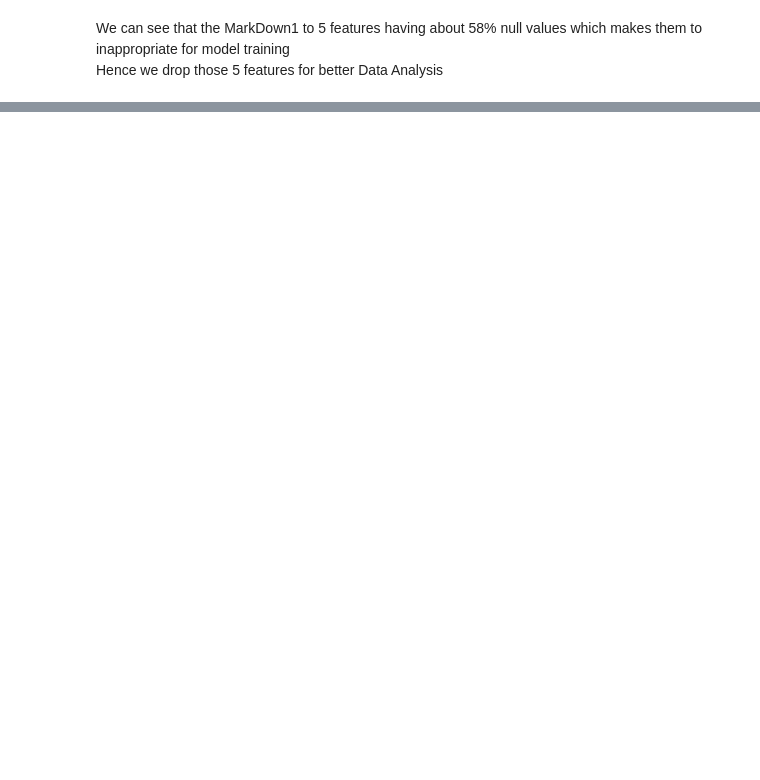
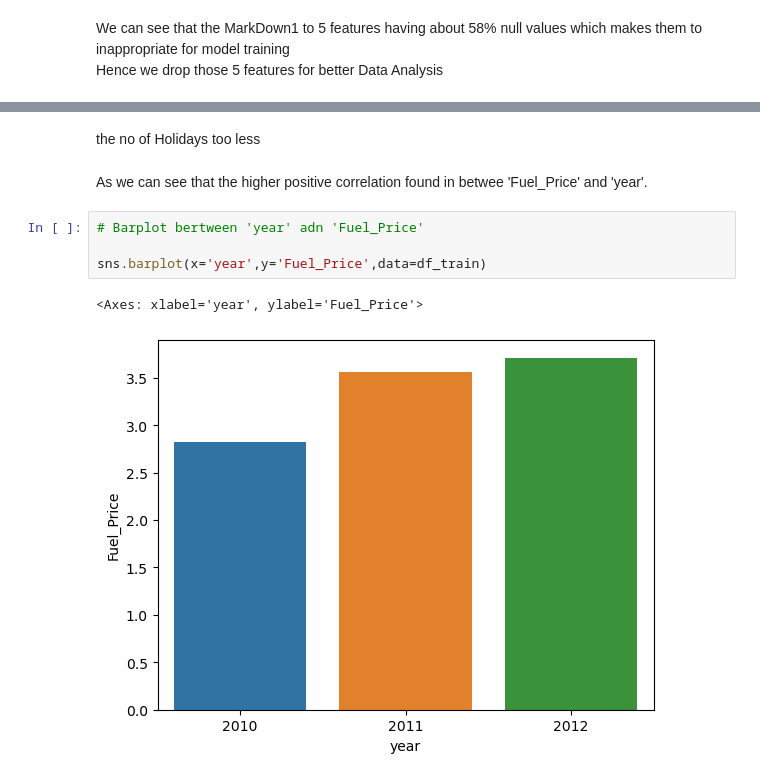
Before and after one commit to Govardhan211103/SalesForecasting, a Jupyter notebook: notebook/EDA.ipynb, the cells around one changed output, grey strips where cells are left out. Cells and saved outputs as stored; diff of their text form; blank space fills up the shorter version.

```diff
--- a/notebook/EDA.ipynb
+++ b/notebook/EDA.ipynb
@@ -168,0 +251,11 @@ memory usage: 42.2+ MB
+# %% [markdown]
+the no of Holidays too less
+# %% [markdown]
+As we can see that the higher positive correlation found in betwee 'Fuel_Price' and 'year'.
+# %%
+# Barplot bertween 'year' adn 'Fuel_Price'
+
+sns.barplot(x='year',y='Fuel_Price',data=df_train)
+# %% [output]
+<Axes: xlabel='year', ylabel='Fuel_Price'>
+[figure, added]
```
Also changed, not shown: parts of 41 cells of this notebook, 5 other files.
